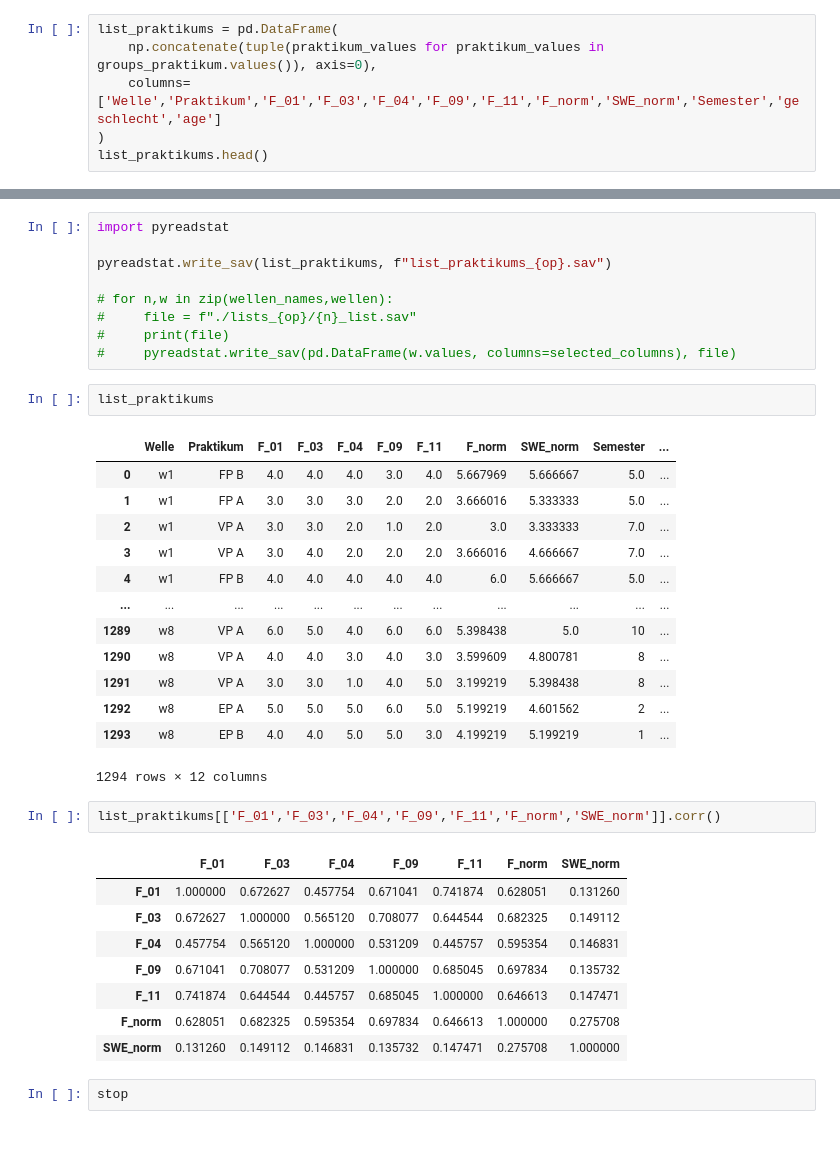
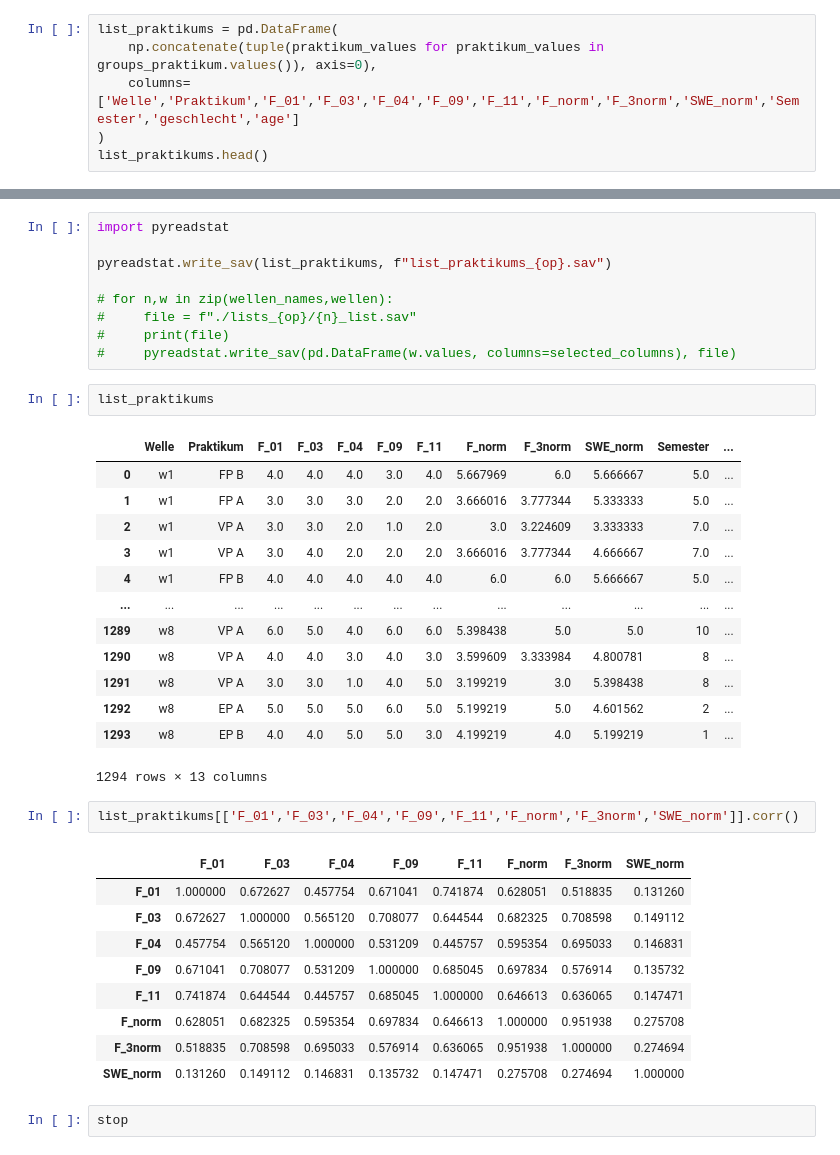
Before and after one commit to annaromankiewicz/masterarbeit, a Jupyter notebook: Analysis.ipynb, the cells around one changed output, grey strips where cells are left out. Cells and saved outputs as stored; diff of their text form.

Commit message:
3f norm

```diff
--- a/Analysis.ipynb
+++ b/Analysis.ipynb
@@ -375,7 +392,7 @@ for key in groups_praktikum.keys():
 # %%
 list_praktikums = pd.DataFrame(
     np.concatenate(tuple(praktikum_values for praktikum_values in groups_praktikum.values()), axis=0),
-    columns=['Welle','Praktikum','F_01','F_03','F_04','F_09','F_11','F_norm','SWE_norm','Semester','geschlecht','age']
+    columns=['Welle','Praktikum','F_01','F_03','F_04','F_09','F_11','F_norm','F_3norm','SWE_norm','Semester','geschlecht','age']
 )
 list_praktikums.head()
 # %% [output]
@@ -443,30 +460,31 @@ pyreadstat.write_sav(list_praktikums, f"list_praktikums_{op}.sav")
 # %%
 list_praktikums
 # %% [output]
-|  | Welle | Praktikum | F_01 | F_03 | F_04 | F_09 | F_11 | F_norm | SWE_norm | Semester | ... |
-| 0 | w1 | FP B | 4.0 | 4.0 | 4.0 | 3.0 | 4.0 | 5.667969 | 5.666667 | 5.0 | ... |
-| 1 | w1 | FP A | 3.0 | 3.0 | 3.0 | 2.0 | 2.0 | 3.666016 | 5.333333 | 5.0 | ... |
-| 2 | w1 | VP A | 3.0 | 3.0 | 2.0 | 1.0 | 2.0 | 3.0 | 3.333333 | 7.0 | ... |
-| 3 | w1 | VP A | 3.0 | 4.0 | 2.0 | 2.0 | 2.0 | 3.666016 | 4.666667 | 7.0 | ... |
-| 4 | w1 | FP B | 4.0 | 4.0 | 4.0 | 4.0 | 4.0 | 6.0 | 5.666667 | 5.0 | ... |
-| ... | ... | ... | ... | ... | ... | ... | ... | ... | ... | ... | ... |
-| 1289 | w8 | VP A | 6.0 | 5.0 | 4.0 | 6.0 | 6.0 | 5.398438 | 5.0 | 10 | ... |
-| 1290 | w8 | VP A | 4.0 | 4.0 | 3.0 | 4.0 | 3.0 | 3.599609 | 4.800781 | 8 | ... |
-| 1291 | w8 | VP A | 3.0 | 3.0 | 1.0 | 4.0 | 5.0 | 3.199219 | 5.398438 | 8 | ... |
-| 1292 | w8 | EP A | 5.0 | 5.0 | 5.0 | 6.0 | 5.0 | 5.199219 | 4.601562 | 2 | ... |
-| 1293 | w8 | EP B | 4.0 | 4.0 | 5.0 | 5.0 | 3.0 | 4.199219 | 5.199219 | 1 | ... |
+|  | Welle | Praktikum | F_01 | F_03 | F_04 | F_09 | F_11 | F_norm | F_3norm | SWE_norm | Semester | ... |
+| 0 | w1 | FP B | 4.0 | 4.0 | 4.0 | 3.0 | 4.0 | 5.667969 | 6.0 | 5.666667 | 5.0 | ... |
+| 1 | w1 | FP A | 3.0 | 3.0 | 3.0 | 2.0 | 2.0 | 3.666016 | 3.777344 | 5.333333 | 5.0 | ... |
+| 2 | w1 | VP A | 3.0 | 3.0 | 2.0 | 1.0 | 2.0 | 3.0 | 3.224609 | 3.333333 | 7.0 | ... |
+| 3 | w1 | VP A | 3.0 | 4.0 | 2.0 | 2.0 | 2.0 | 3.666016 | 3.777344 | 4.666667 | 7.0 | ... |
+| 4 | w1 | FP B | 4.0 | 4.0 | 4.0 | 4.0 | 4.0 | 6.0 | 6.0 | 5.666667 | 5.0 | ... |
+| ... | ... | ... | ... | ... | ... | ... | ... | ... | ... | ... | ... | ... |
+| 1289 | w8 | VP A | 6.0 | 5.0 | 4.0 | 6.0 | 6.0 | 5.398438 | 5.0 | 5.0 | 10 | ... |
+| 1290 | w8 | VP A | 4.0 | 4.0 | 3.0 | 4.0 | 3.0 | 3.599609 | 3.333984 | 4.800781 | 8 | ... |
+| 1291 | w8 | VP A | 3.0 | 3.0 | 1.0 | 4.0 | 5.0 | 3.199219 | 3.0 | 5.398438 | 8 | ... |
+| 1292 | w8 | EP A | 5.0 | 5.0 | 5.0 | 6.0 | 5.0 | 5.199219 | 5.0 | 4.601562 | 2 | ... |
+| 1293 | w8 | EP B | 4.0 | 4.0 | 5.0 | 5.0 | 3.0 | 4.199219 | 4.0 | 5.199219 | 1 | ... |
-1294 rows × 12 columns
+1294 rows × 13 columns
 # %%
-list_praktikums[['F_01','F_03','F_04','F_09','F_11','F_norm','SWE_norm']].corr()
+list_praktikums[['F_01','F_03','F_04','F_09','F_11','F_norm','F_3norm','SWE_norm']].corr()
 # %% [output]
-|  | F_01 | F_03 | F_04 | F_09 | F_11 | F_norm | SWE_norm |
-| F_01 | 1.000000 | 0.672627 | 0.457754 | 0.671041 | 0.741874 | 0.628051 | 0.131260 |
-| F_03 | 0.672627 | 1.000000 | 0.565120 | 0.708077 | 0.644544 | 0.682325 | 0.149112 |
-| F_04 | 0.457754 | 0.565120 | 1.000000 | 0.531209 | 0.445757 | 0.595354 | 0.146831 |
-| F_09 | 0.671041 | 0.708077 | 0.531209 | 1.000000 | 0.685045 | 0.697834 | 0.135732 |
-| F_11 | 0.741874 | 0.644544 | 0.445757 | 0.685045 | 1.000000 | 0.646613 | 0.147471 |
-| F_norm | 0.628051 | 0.682325 | 0.595354 | 0.697834 | 0.646613 | 1.000000 | 0.275708 |
-| SWE_norm | 0.131260 | 0.149112 | 0.146831 | 0.135732 | 0.147471 | 0.275708 | 1.000000 |
+|  | F_01 | F_03 | F_04 | F_09 | F_11 | F_norm | F_3norm | SWE_norm |
+| F_01 | 1.000000 | 0.672627 | 0.457754 | 0.671041 | 0.741874 | 0.628051 | 0.518835 | 0.131260 |
+| F_03 | 0.672627 | 1.000000 | 0.565120 | 0.708077 | 0.644544 | 0.682325 | 0.708598 | 0.149112 |
+| F_04 | 0.457754 | 0.565120 | 1.000000 | 0.531209 | 0.445757 | 0.595354 | 0.695033 | 0.146831 |
+| F_09 | 0.671041 | 0.708077 | 0.531209 | 1.000000 | 0.685045 | 0.697834 | 0.576914 | 0.135732 |
+| F_11 | 0.741874 | 0.644544 | 0.445757 | 0.685045 | 1.000000 | 0.646613 | 0.636065 | 0.147471 |
+| F_norm | 0.628051 | 0.682325 | 0.595354 | 0.697834 | 0.646613 | 1.000000 | 0.951938 | 0.275708 |
+| F_3norm | 0.518835 | 0.708598 | 0.695033 | 0.576914 | 0.636065 | 0.951938 | 1.000000 | 0.274694 |
+| SWE_norm | 0.131260 | 0.149112 | 0.146831 | 0.135732 | 0.147471 | 0.275708 | 0.274694 | 1.000000 |
 # %%
 stop
 # %% [output]
```
Also changed, not shown: parts of 4 cells of this notebook, 1 other file.
